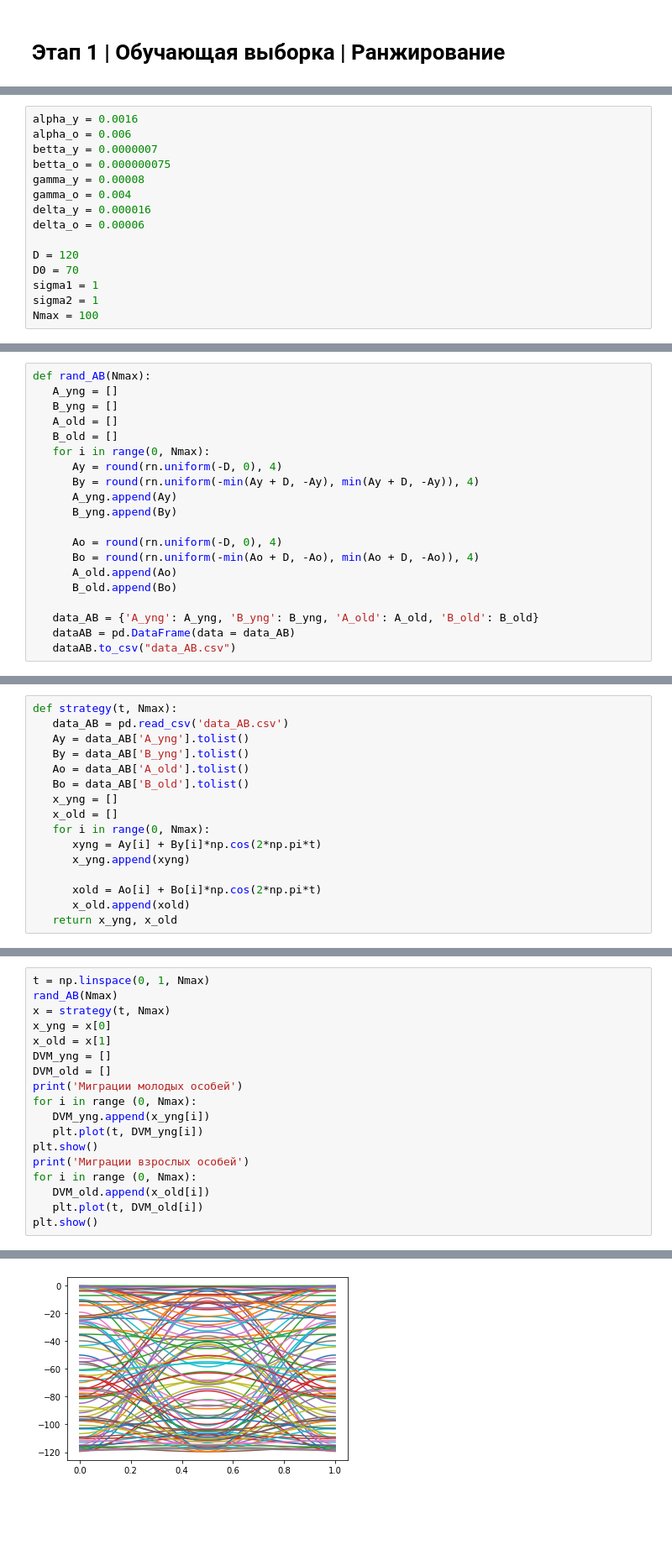
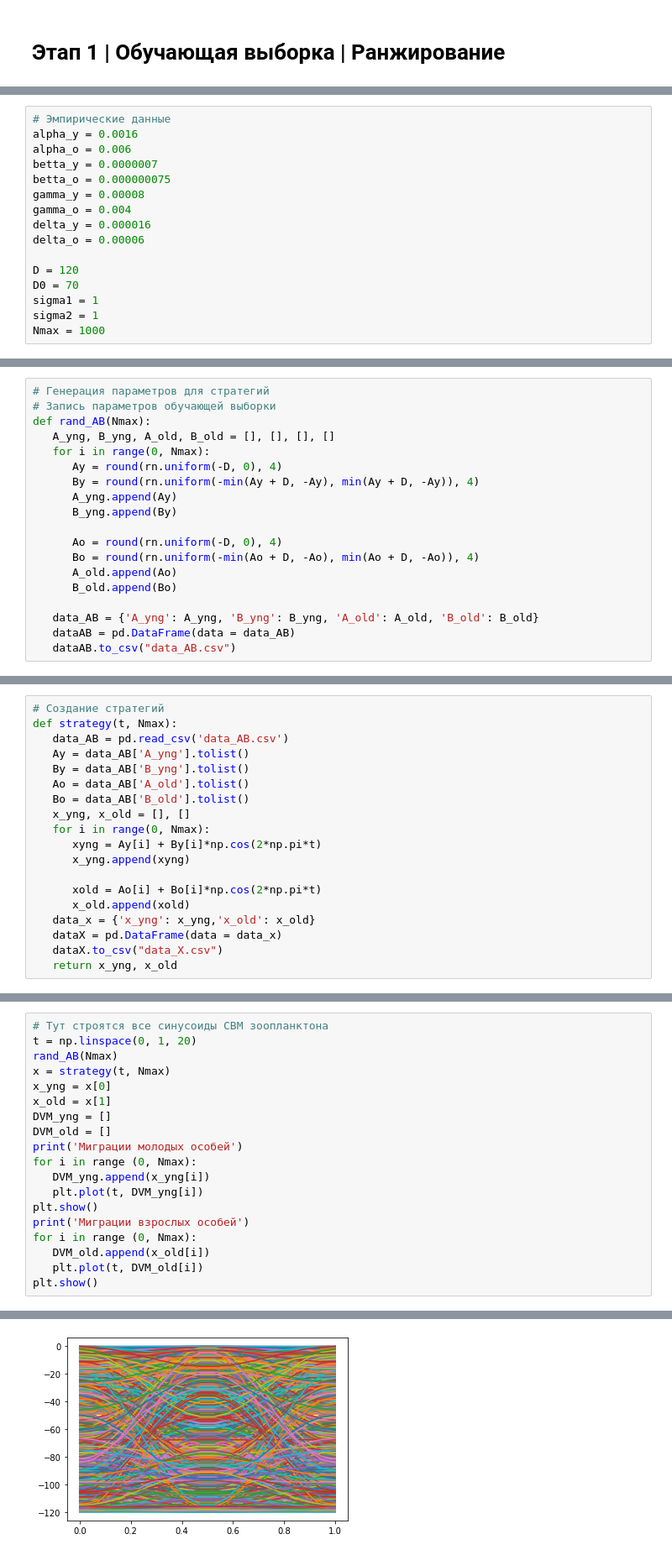
Before and after one commit to Breketov/MMPO, a Jupyter notebook: MMPO.ipynb, the cells around one changed output, grey strips where cells are left out. Shown at 84% size. Drawn from its saved outputs; the diff is of its cells as text; blank space fills up the shorter version.

```diff
--- a/MMPO.ipynb
+++ b/MMPO.ipynb
@@ -37,4 +62,5 @@ $$
 # %%
+# Эмпирические данные
 alpha_y = 0.0016
 alpha_o = 0.006
 betta_y = 0.0000007
@@ -48,4 +74,4 @@ D = 120
 D0 = 70
 sigma1 = 1
 sigma2 = 1
-Nmax = 100
+Nmax = 1000
@@ -64,9 +78,8 @@ import matplotlib.pyplot as plt
 # %%
+# Генерация параметров для стратегий
+# Запись параметров обучающей выборки
 def rand_AB(Nmax):
-   A_yng = []
-   B_yng = []
-   A_old = []
-   B_old = []
+   A_yng, B_yng, A_old, B_old = [], [], [], []
    for i in range(0, Nmax):
       Ay = round(rn.uniform(-D, 0), 4)
       By = round(rn.uniform(-min(Ay + D, -Ay), min(Ay + D, -Ay)), 4)
@@ -86,17 +97,20 @@ def rand_AB(Nmax):
 # %%
+# Создание стратегий
 def strategy(t, Nmax):
    data_AB = pd.read_csv('data_AB.csv')
    Ay = data_AB['A_yng'].tolist()
    By = data_AB['B_yng'].tolist()
    Ao = data_AB['A_old'].tolist()
    Bo = data_AB['B_old'].tolist()
-   x_yng = []
-   x_old = []
+   x_yng, x_old = [], []
    for i in range(0, Nmax):
       xyng = Ay[i] + By[i]*np.cos(2*np.pi*t)
       x_yng.append(xyng)
 
       xold = Ao[i] + Bo[i]*np.cos(2*np.pi*t)
       x_old.append(xold)
+   data_x = {'x_yng': x_yng,'x_old': x_old}
+   dataX = pd.DataFrame(data = data_x)
+   dataX.to_csv("data_X.csv")
    return x_yng, x_old
 # %%
@@ -208,22 +198,23 @@ def fitness():
 # %%
-t = np.linspace(0, 1, Nmax)
+# Тут строятся все синусоиды СВМ зоопланктона
+t = np.linspace(0, 1, 20)
 rand_AB(Nmax)
 x = strategy(t, Nmax)
 x_yng = x[0]
 x_old = x[1]
 DVM_yng = []
 DVM_old = []
 print('Миграции молодых особей')
 for i in range (0, Nmax):
    DVM_yng.append(x_yng[i])
    plt.plot(t, DVM_yng[i])
 plt.show()
 print('Миграции взрослых особей')
 for i in range (0, Nmax):
    DVM_old.append(x_old[i])
    plt.plot(t, DVM_old[i])
 plt.show()
 # %% [output]
 Миграции молодых особей
-[figure, old version]
+[figure, new version]
 Миграции взрослых особей
```
Also changed, not shown: parts of 13 cells of this notebook, 4 other files.
